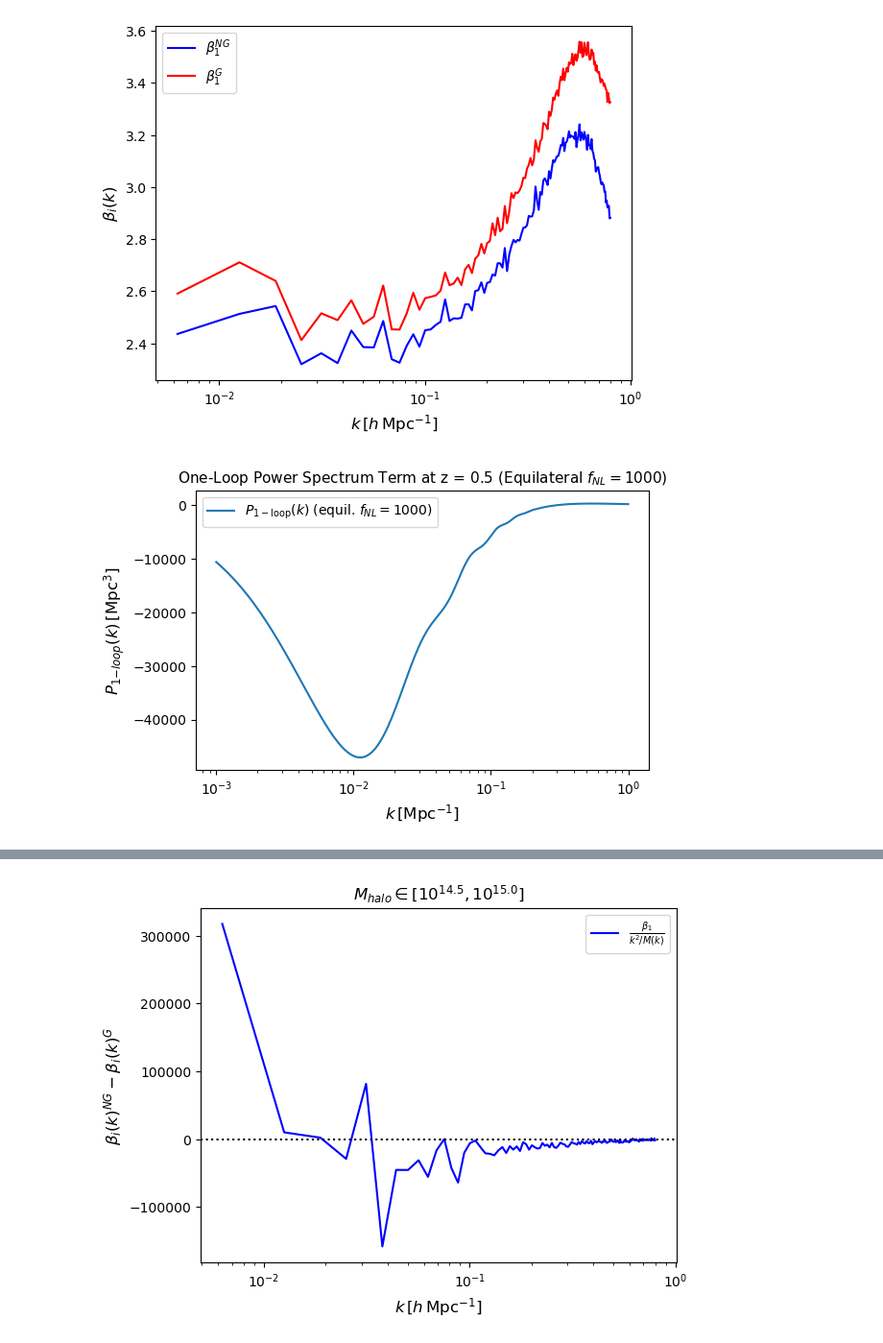
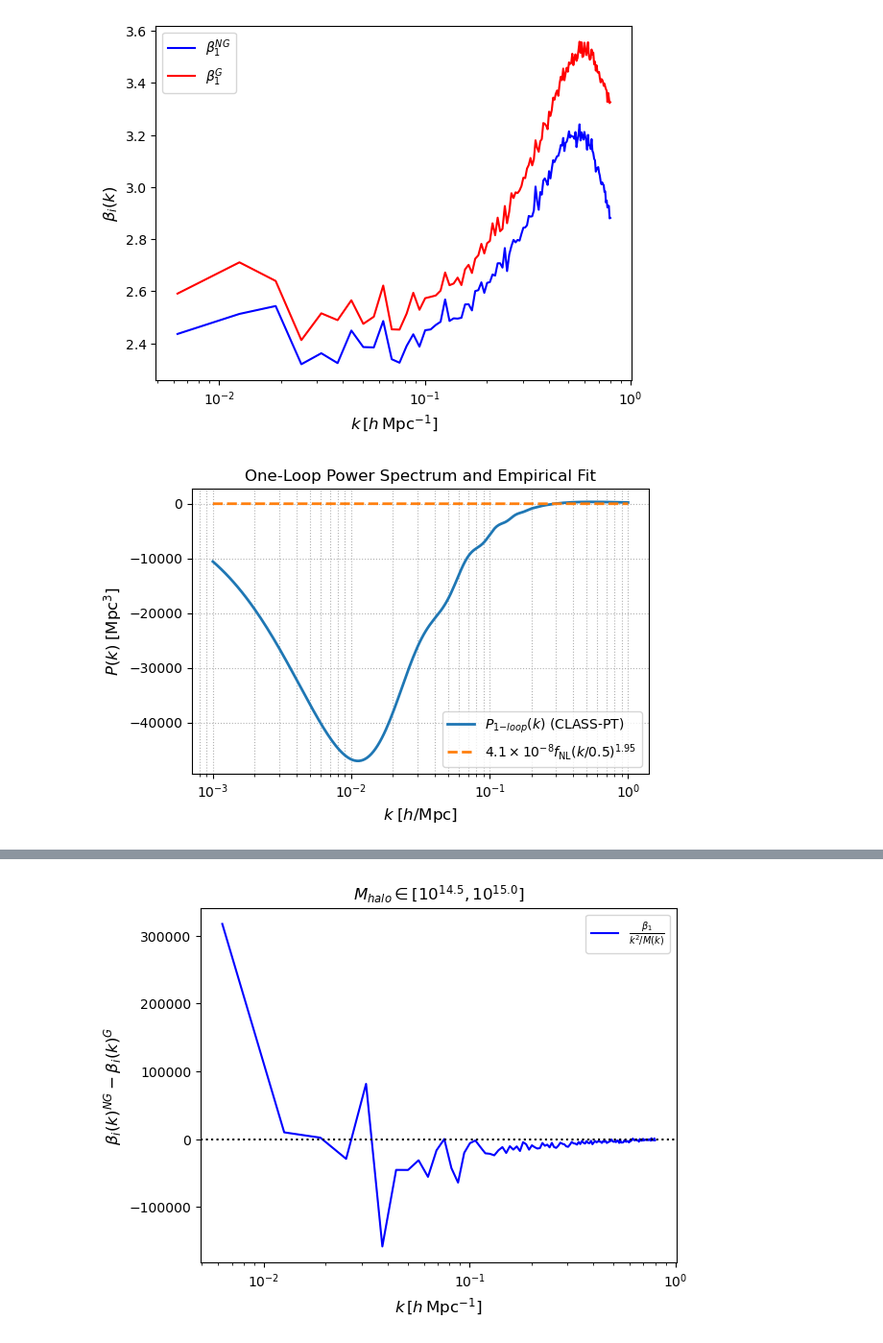
Before and after one commit to divijsharma18/png, a Jupyter notebook: extra/PNG.ipynb, the cells around one changed output, grey strips where cells are left out. Shown at 96% size. Saved outputs shown, nothing was run; the diff lists cells and outputs as text; code cells hidden in the pictures.

```diff
--- a/extra/PNG.ipynb
+++ b/extra/PNG.ipynb
@@ -167,6 +167,7 @@ from classy import Class
 
 # 1. Set up cosmology and CLASS-PT configuration
 z_pk = 0.5
+fNL = 1000
 cosmo = Class()
 cosmo.set({
     # Cosmological parameters (Planck 2018 baseline)
@@ -182,36 +183,42 @@ cosmo.set({
     'm_ncdm': 0.06,
     'z_pk': z_pk,
     # CLASS-PT settings for one-loop power spectrum
     'output': 'mPk',             # matter power spectrum output
     'non linear': 'PT',          # enable PT one-loop module:contentReference[oaicite:4]{index=4}
     'IR resummation': 'Yes',     # IR resummation for loop integrals
     'Bias tracers': 'No',        # just matter (no galaxy bias)
     'cb': 'Yes',                 # use CDM+baryon (cb) power spectrum
     'PNG': 'Yes',                # include primordial non-Gaussianity
     # 'fNL_local': 0.0,            # local PNG amplitude (set 0 for none)
     # 'fNL_equilateral': 1000.0,   # equilateral PNG amplitude (fNL = 1000)
     # 'fNL_orthogonal': 0.0        # orthogonal PNG amplitude (none in this case)
 })
 cosmo.compute()
 
 # 2. Define k range (in 1/Mpc) and compute linear & total P(k) at z=0.5
 k_vals = np.logspace(-3, 0, 200)  # k from 1e-3 to 1 (1/Mpc), logarithmic spacing
 Pk_linear = np.array([cosmo.pk_lin(k, z_pk) for k in k_vals])
 Pk_total  = np.array([cosmo.pk(k, z_pk)[0] for k in k_vals])
 
 
 # 3. Isolate the one-loop contribution: P1-loop = P_total - P_linear
 P1_loop = Pk_total - Pk_linear
 
+# Define and compute the fitted function
+P_fit = (2*np.pi**2)/(k_vals**3) * 4.1e-8 * fNL * (k_vals / 0.5)**1.95
+
 # 4. Plot the P1-loop term
-plt.figure(figsize=(6,4))
-plt.plot(k_vals, P1_loop, label=r'$P_{\mathrm{1-loop}}(k)$ (equil. $f_{NL}=1000$)')
+plt.figure(figsize=(6, 4))
+plt.plot(k_vals, P1_loop, label=r'$P_{1\mathrm{-}loop}(k)$ (CLASS-PT)', lw=2)
+plt.plot(k_vals, P_fit, '--', label=r'$4.1 \times 10^{-8} f_{\mathrm{NL}} \left(k/0.5\right)^{1.95}$', lw=2)
+
 plt.xscale('log')
-plt.xlabel(r'$k \,[\mathrm{Mpc}^{-1}]$', fontsize=12)
-plt.ylabel(r'$P_{1\mathrm{-}loop}(k)\, [\mathrm{Mpc}^3]$', fontsize=12)
-plt.title('One-Loop Power Spectrum Term at z = 0.5 (Equilateral $f_{NL}=1000$)', fontsize=11)
+plt.xlabel(r'$k \; [h/\mathrm{Mpc}]$', fontsize=12)
+plt.ylabel(r'$P(k) \; [\mathrm{Mpc}^3]$', fontsize=12)
+plt.title('One-Loop Power Spectrum and Empirical Fit')
 plt.legend()
+plt.grid(True, which='both', ls=':')
 plt.tight_layout()
 plt.show()
 # %% [output]
-[figure, old version]
+[figure, new version]
```
Also changed, not shown: parts of 4 cells of this notebook.
